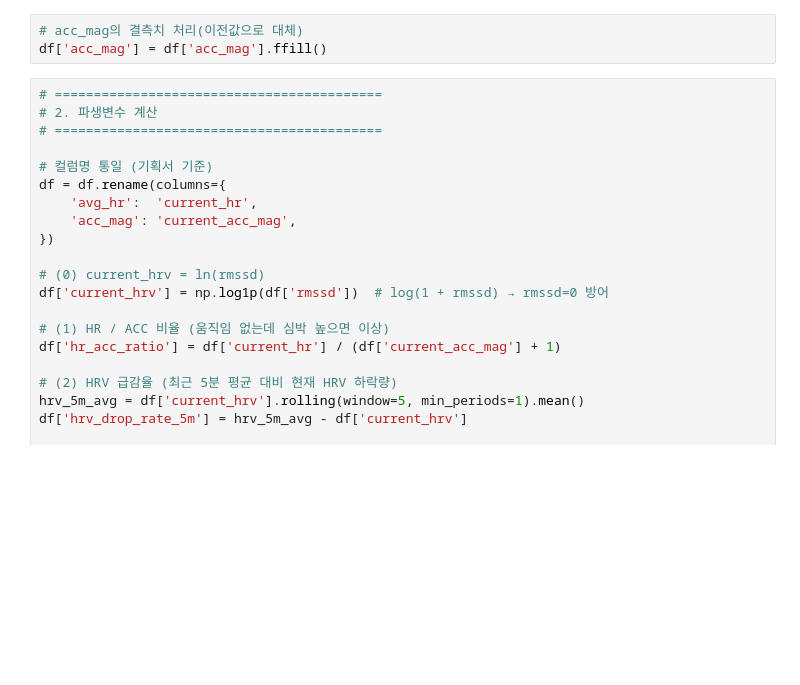
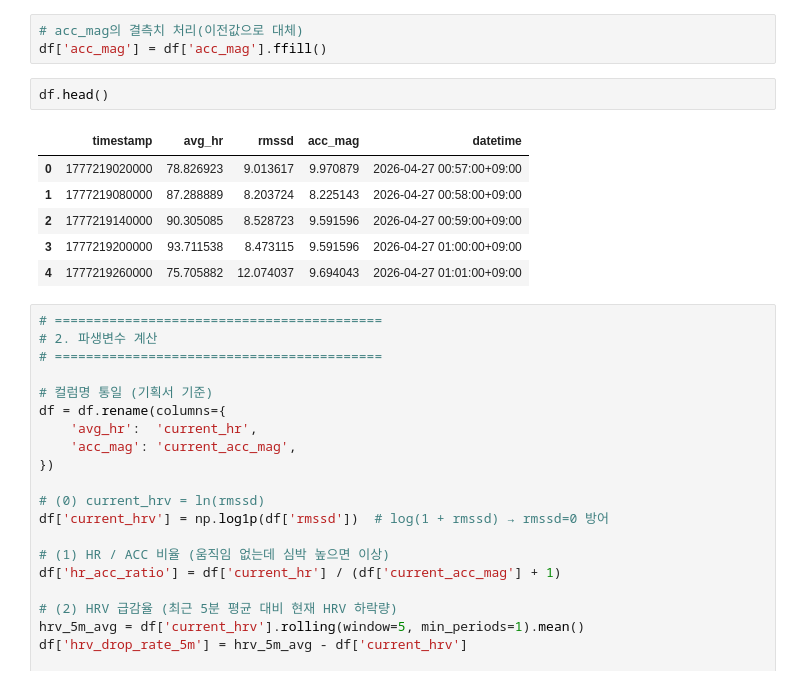
Before and after one commit to dksehgud/ReBloom, a Jupyter notebook: AI/bio-ml-service/model_test/data.ipynb, the cells around one changed output. Saved outputs shown, nothing was run; the diff lists cells and outputs as text; blank space fills up the shorter version.

```diff
--- a/AI/bio-ml-service/model_test/data.ipynb
+++ b/AI/bio-ml-service/model_test/data.ipynb
@@ -34,6 +34,15 @@ print(df.head())
 # %%
 # acc_mag의 결측치 처리(이전값으로 대체)
 df['acc_mag'] = df['acc_mag'].ffill()
+# %%
+df.head()
+# %% [output]
+|  | timestamp | avg_hr | rmssd | acc_mag | datetime |
+| 0 | 1777219020000 | 78.826923 | 9.013617 | 9.970879 | 2026-04-27 00:57:00+09:00 |
+| 1 | 1777219080000 | 87.288889 | 8.203724 | 8.225143 | 2026-04-27 00:58:00+09:00 |
+| 2 | 1777219140000 | 90.305085 | 8.528723 | 9.591596 | 2026-04-27 00:59:00+09:00 |
+| 3 | 1777219200000 | 93.711538 | 8.473115 | 9.591596 | 2026-04-27 01:00:00+09:00 |
+| 4 | 1777219260000 | 75.705882 | 12.074037 | 9.694043 | 2026-04-27 01:01:00+09:00 |
 # %%
 # ==========================================
 # 2. 파생변수 계산
```
Also changed, not shown: parts of 6 cells of this notebook.
